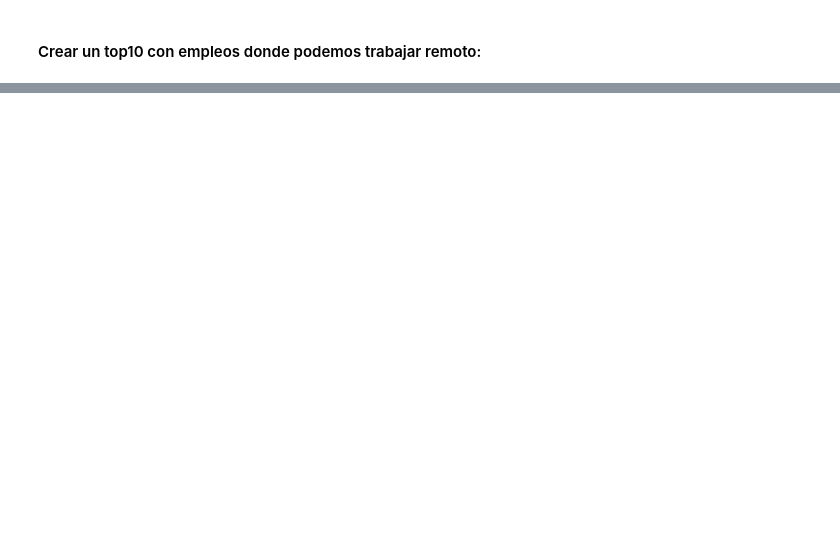
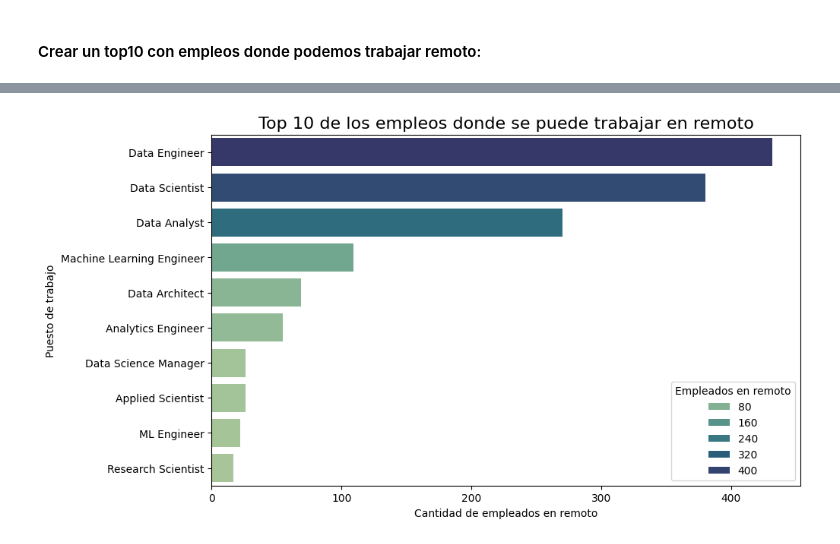
Before and after one commit to DanielaRosero/DataScienceSalary, a Jupyter notebook: notebook.ipynb, the cells around one changed output, grey strips where cells are left out. Cells and saved outputs as stored; diff of their text form; code cells hidden in the pictures; blank space fills up the shorter version.

```diff
--- a/notebook.ipynb
+++ b/notebook.ipynb
@@ -471,3 +474,6 @@ plt.legend(title='Sueldo (USD)');
 # %% [markdown]
 
 #### Crear un top10 con empleos donde podemos trabajar remoto:
+# %%
+top_remoto = df[df['remote_ratio']==100]['job_title'].value_counts().head(10).reset_index()
+top_remoto
@@ -473,0 +492,9 @@ plt.legend(title='Sueldo (USD)');
+# %%
+plt.figure(figsize=(10,6))
+sns.barplot(data=top_remoto, x='count',y='job_title', palette = 'crest', hue = 'count')
+plt.title('Top 10 de los empleos donde se puede trabajar en remoto', fontsize =16)
+plt.xlabel('Cantidad de empleados en remoto')
+plt.ylabel('Puesto de trabajo')
+plt.legend(title='Empleados en remoto');
+# %% [output]
+[figure, added]
```
Also changed, not shown: parts of 3 cells of this notebook, 2 other files.
